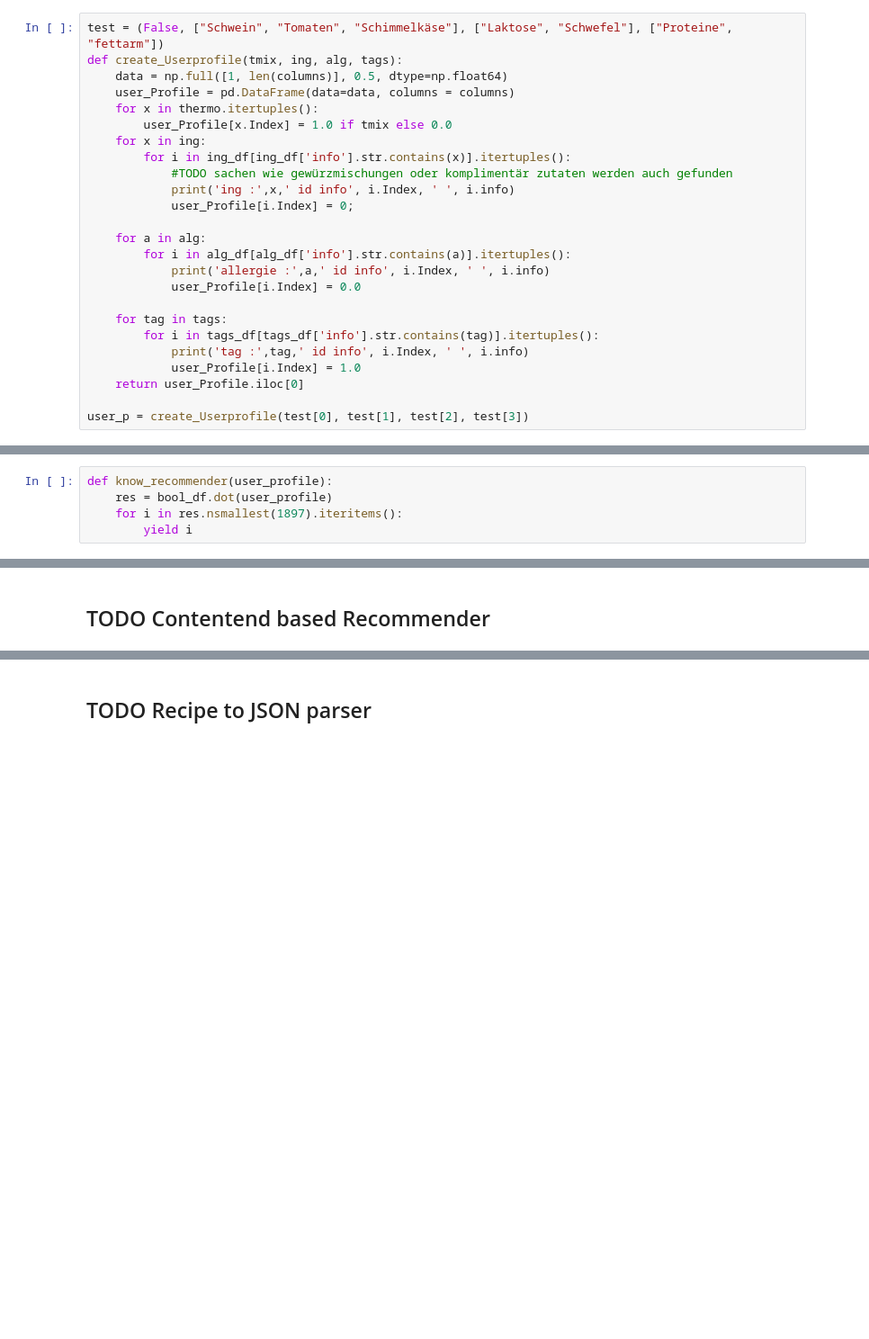
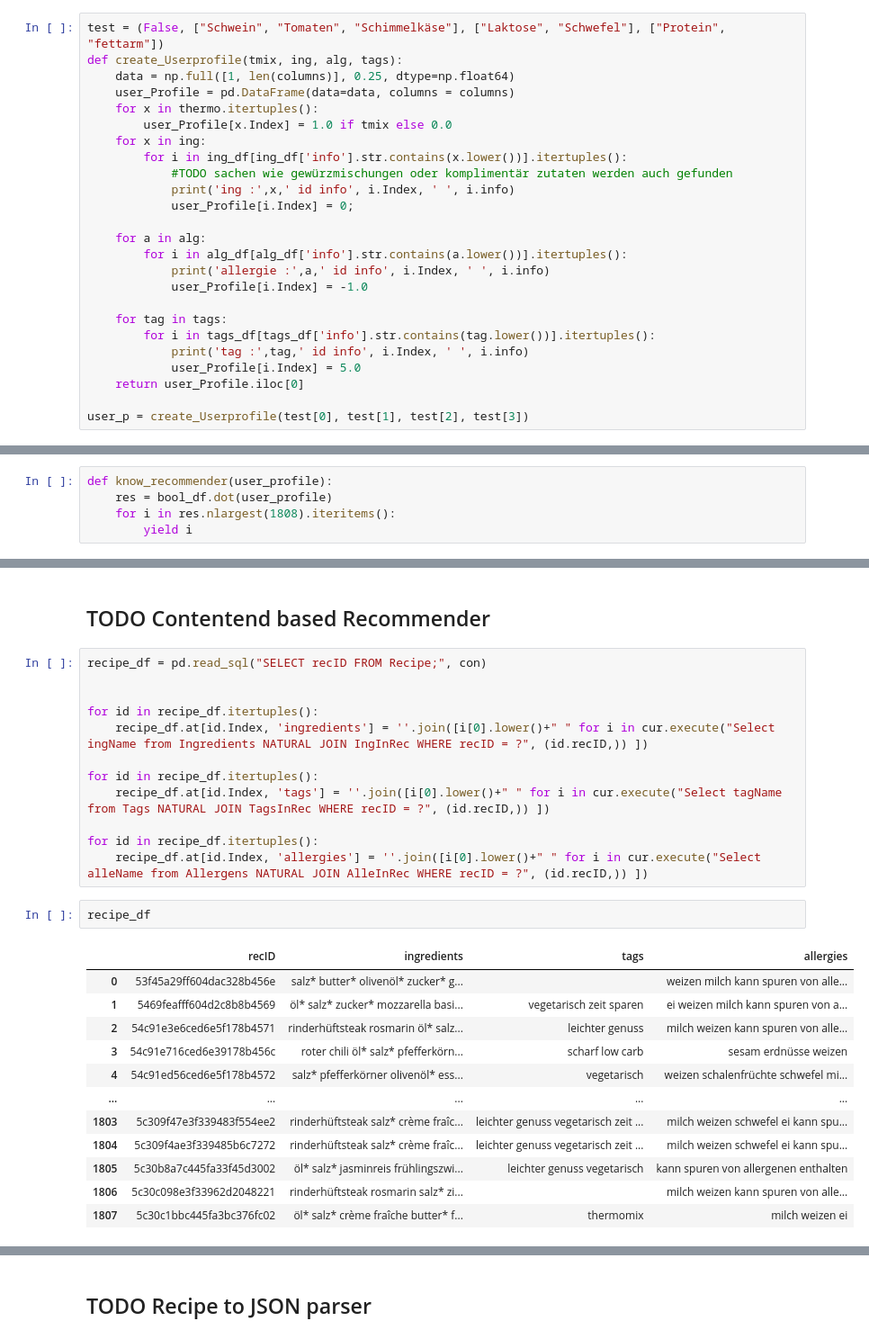
Before and after one commit to oilyshelf/RecipeRecommender, a Jupyter notebook: Resources/BPA/Questions.ipynb, the cells around one changed output, grey strips where cells are left out. Shown at 90% size. Drawn from its saved outputs; the diff is of its cells as text; blank space fills up the shorter version.

Commit message:
Implemented  Knowledgebased and contentbased recommenders
Co-Authored-By: ScarFace06 <62728015+ScarFace06@users.noreply.github.com>

```diff
--- a/Resources/BPA/Questions.ipynb
+++ b/Resources/BPA/Questions.ipynb
@@ -97,25 +118,25 @@ tags_df.head()
 # %%
-test = (False, ["Schwein", "Tomaten", "Schimmelkäse"], ["Laktose", "Schwefel"], ["Proteine", "fettarm"])
+test = (False, ["Schwein", "Tomaten", "Schimmelkäse"], ["Laktose", "Schwefel"], ["Protein", "fettarm"])
 def create_Userprofile(tmix, ing, alg, tags):
-    data = np.full([1, len(columns)], 0.5, dtype=np.float64)
+    data = np.full([1, len(columns)], 0.25, dtype=np.float64)
     user_Profile = pd.DataFrame(data=data, columns = columns)
     for x in thermo.itertuples():
         user_Profile[x.Index] = 1.0 if tmix else 0.0
     for x in ing:
-        for i in ing_df[ing_df['info'].str.contains(x)].itertuples():
+        for i in ing_df[ing_df['info'].str.contains(x.lower())].itertuples():
             #TODO sachen wie gewürzmischungen oder komplimentär zutaten werden auch gefunden
             print('ing :',x,' id info', i.Index, ' ', i.info)
             user_Profile[i.Index] = 0;
 
     for a in alg:
-        for i in alg_df[alg_df['info'].str.contains(a)].itertuples():
+        for i in alg_df[alg_df['info'].str.contains(a.lower())].itertuples():
             print('allergie :',a,' id info', i.Index, ' ', i.info)
-            user_Profile[i.Index] = 0.0
+            user_Profile[i.Index] = -1.0
 
     for tag in tags:
-        for i in tags_df[tags_df['info'].str.contains(tag)].itertuples():
+        for i in tags_df[tags_df['info'].str.contains(tag.lower())].itertuples():
             print('tag :',tag,' id info', i.Index, ' ', i.info)
-            user_Profile[i.Index] = 1.0
+            user_Profile[i.Index] = 5.0
     return user_Profile.iloc[0]
 
 user_p = create_Userprofile(test[0], test[1], test[2], test[3])
@@ -154,7 +175,7 @@ bool_df.shape
 # %%
 def know_recommender(user_profile):
     res = bool_df.dot(user_profile)
-    for i in res.nsmallest(1897).iteritems():
+    for i in res.nlargest(1808).iteritems():
         yield i
 # %%
 #print(user_p)
@@ -173,2 +194,29 @@ for i in know_recommender(user_p):
 # %% [markdown]
 ## TODO Contentend based Recommender
+# %%
+recipe_df = pd.read_sql("SELECT recID FROM Recipe;", con)
+
+
+for id in recipe_df.itertuples():
+    recipe_df.at[id.Index, 'ingredients'] = ''.join([i[0].lower()+" " for i in cur.execute("Select ingName from Ingredients NATURAL JOIN IngInRec WHERE recID = ?", (id.recID,)) ])
+
+for id in recipe_df.itertuples():
+    recipe_df.at[id.Index, 'tags'] = ''.join([i[0].lower()+" " for i in cur.execute("Select tagName from Tags NATURAL JOIN TagsInRec WHERE recID = ?", (id.recID,)) ])
+
+for id in recipe_df.itertuples():
+    recipe_df.at[id.Index, 'allergies'] = ''.join([i[0].lower()+" " for i in cur.execute("Select alleName from Allergens NATURAL JOIN AlleInRec WHERE recID = ?", (id.recID,)) ])
+# %%
+recipe_df
+# %% [output]
+|  | recID | ingredients | tags | allergies |
+| 0 | 53f45a29ff604dac328b456e | salz* butter* olivenöl* zucker* g... |  | weizen milch kann spuren von alle... |
+| 1 | 5469feafff604d2c8b8b4569 | öl* salz* zucker* mozzarella basi... | vegetarisch zeit sparen | ei weizen milch kann spuren von a... |
+| 2 | 54c91e3e6ced6e5f178b4571 | rinderhüftsteak rosmarin öl* salz... | leichter genuss | milch weizen kann spuren von alle... |
+| 3 | 54c91e716ced6e39178b456c | roter chili öl* salz* pfefferkörn... | scharf low carb | sesam erdnüsse weizen |
+| 4 | 54c91ed56ced6e5f178b4572 | salz* pfefferkörner olivenöl* ess... | vegetarisch | weizen schalenfrüchte schwefel mi... |
+| ... | ... | ... | ... | ... |
+| 1803 | 5c309f47e3f339483f554ee2 | rinderhüftsteak salz* crème fraîc... | leichter genuss vegetarisch zeit ... | milch weizen schwefel ei kann spu... |
+| 1804 | 5c309f4ae3f339485b6c7272 | rinderhüftsteak salz* crème fraîc... | leichter genuss vegetarisch zeit ... | milch weizen schwefel ei kann spu... |
+| 1805 | 5c30b8a7c445fa33f45d3002 | öl* salz* jasminreis frühlingszwi... | leichter genuss vegetarisch | kann spuren von allergenen enthalten |
+| 1806 | 5c30c098e3f33962d2048221 | rinderhüftsteak rosmarin salz* zi... |  | milch weizen kann spuren von alle... |
+| 1807 | 5c30c1bbc445fa3bc376fc02 | öl* salz* crème fraîche butter* f... | thermomix | milch weizen ei |
```
Also changed, not shown: parts of 19 cells of this notebook, 2 other files.
